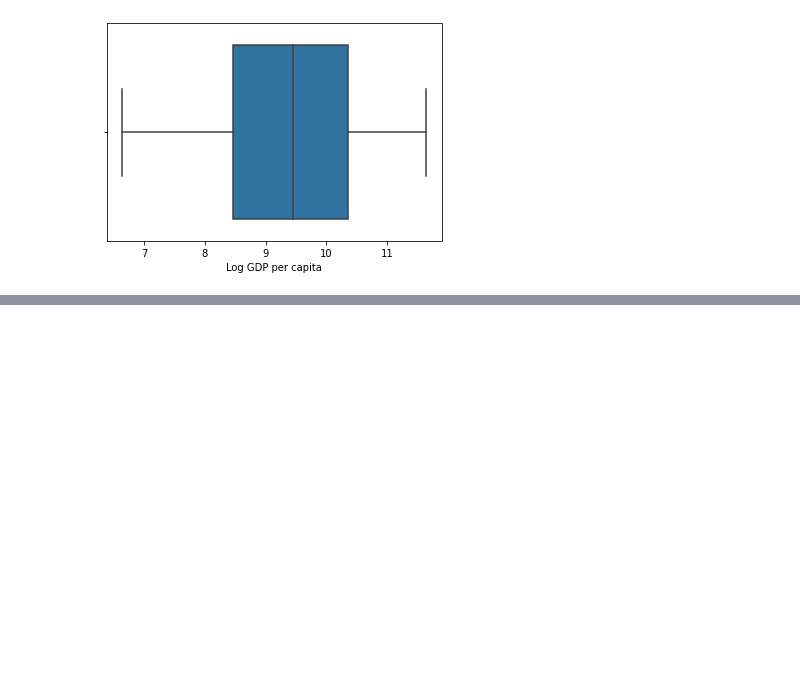
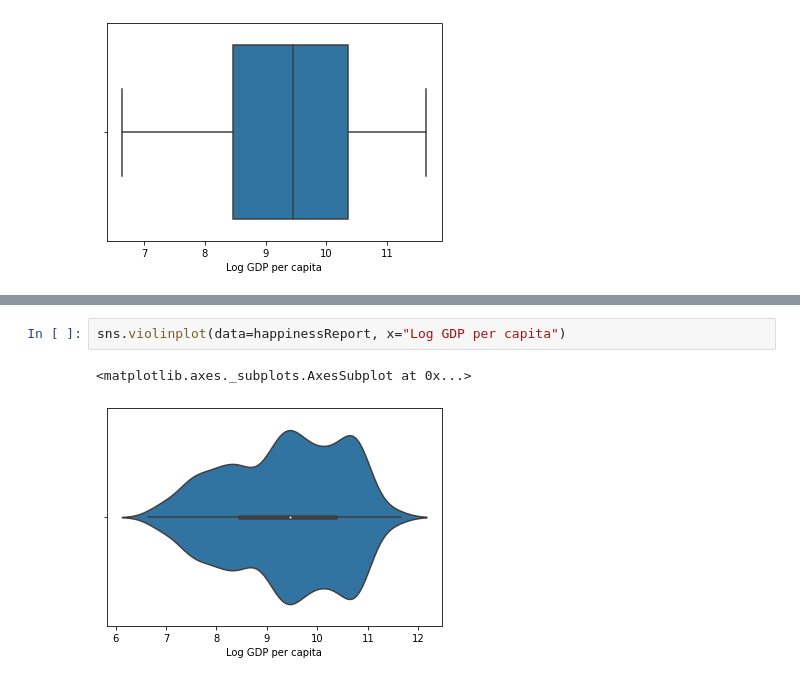
Before and after one commit to thousandoaks/Maths4DS101, a Jupyter notebook: labs/Exploratory_Data_Analysis_Continuous_Variables_Lab.ipynb, the cells around one changed output, grey strips where cells are left out. Drawn from its saved outputs; the diff is of its cells as text; blank space fills up the shorter version.

```diff
--- a/labs/Exploratory_Data_Analysis_Continuous_Variables_Lab.ipynb
+++ b/labs/Exploratory_Data_Analysis_Continuous_Variables_Lab.ipynb
@@ -181,0 +190,5 @@ sns.boxplot(data=happinessReport, x="Log GDP per capita")
+# %%
+sns.violinplot(data=happinessReport, x="Log GDP per capita")
+# %% [output]
+<matplotlib.axes._subplots.AxesSubplot at 0x...>
+[figure, added]
```
Also changed, not shown: parts of 2 cells of this notebook.
